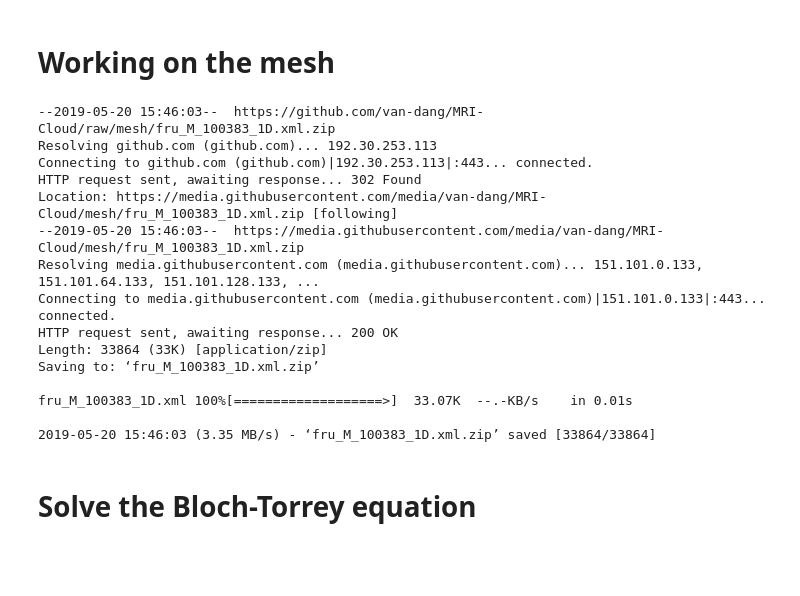
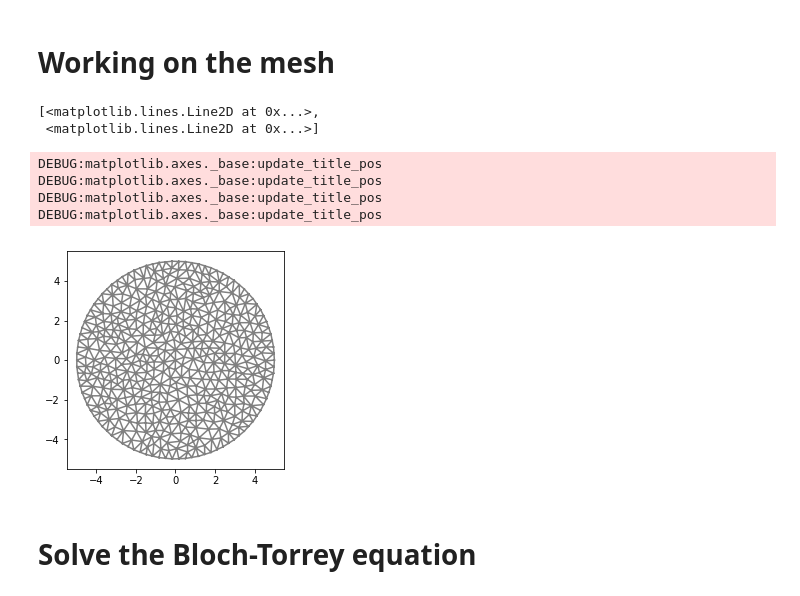
Before and after one commit to van-dang/DMRI-FEM-Cloud, a Jupyter notebook: AdaptiveMidpoint.ipynb, the cells around one changed output. Saved outputs shown, nothing was run; the diff lists cells and outputs as text; code cells hidden in the pictures; blank space fills up the shorter version.

```diff
--- a/AdaptiveMidpoint.ipynb
+++ b/AdaptiveMidpoint.ipynb
@@ -103,32 +101,31 @@ Load pre-defined functions from GitHub
 # %% [markdown]
 # Working on the mesh
 # %%
+'''
 geo_choice = 1
 if geo_choice == 1:
     mesh_file = "fru_M_100383_1D.xml"
 else:
     mesh_file = "fru_M_100383_3D.xml"
 mesh_file_exists = os.path.isfile(mesh_file)
 if (mesh_file_exists==False):
     !wget https://github.com/van-dang/MRI-Cloud/raw/mesh/$mesh_file''.zip
     !unzip -q $mesh_file''.zip
 mymesh = Mesh(mesh_file);
+'''
+
+domain = Circle(Point(0,0), 5)
+r = 15   # Resolution of mesh
+mymesh = generate_mesh(domain, r)
+plot(mymesh)
 # %% [output]
---2019-05-20 15:46:03--  https://github.com/van-dang/MRI-Cloud/raw/mesh/fru_M_100383_1D.xml.zip
-Resolving github.com (github.com)... 192.30.253.113
-Connecting to github.com (github.com)|192.30.253.113|:443... connected.
-HTTP request sent, awaiting response... 302 Found
-Location: https://media.githubusercontent.com/media/van-dang/MRI-Cloud/mesh/fru_M_100383_1D.xml.zip [following]
---2019-05-20 15:46:03--  https://media.githubusercontent.com/media/van-dang/MRI-Cloud/mesh/fru_M_100383_1D.xml.zip
-Resolving media.githubusercontent.com (media.githubusercontent.com)... 151.101.0.133, 151.101.64.133, 151.101.128.133, ...
-Connecting to media.githubusercontent.com (media.githubusercontent.com)|151.101.0.133|:443... connected.
-HTTP request sent, awaiting response... 200 OK
-Length: 33864 (33K) [application/zip]
-Saving to: ‘fru_M_100383_1D.xml.zip’
-
-fru_M_100383_1D.xml 100%[===================>]  33.07K  --.-KB/s    in 0.01s
-
-2019-05-20 15:46:03 (3.35 MB/s) - ‘fru_M_100383_1D.xml.zip’ saved [33864/33864]
+[<matplotlib.lines.Line2D at 0x...>,
+ <matplotlib.lines.Line2D at 0x...>]
+DEBUG:matplotlib.axes._base:update_title_pos
+DEBUG:matplotlib.axes._base:update_title_pos
+DEBUG:matplotlib.axes._base:update_title_pos
+DEBUG:matplotlib.axes._base:update_title_pos
+[figure, added]
 # %% [markdown]
 # Solve the Bloch-Torrey equation
 # %%
```
Also changed, not shown: parts of 3 cells of this notebook.
